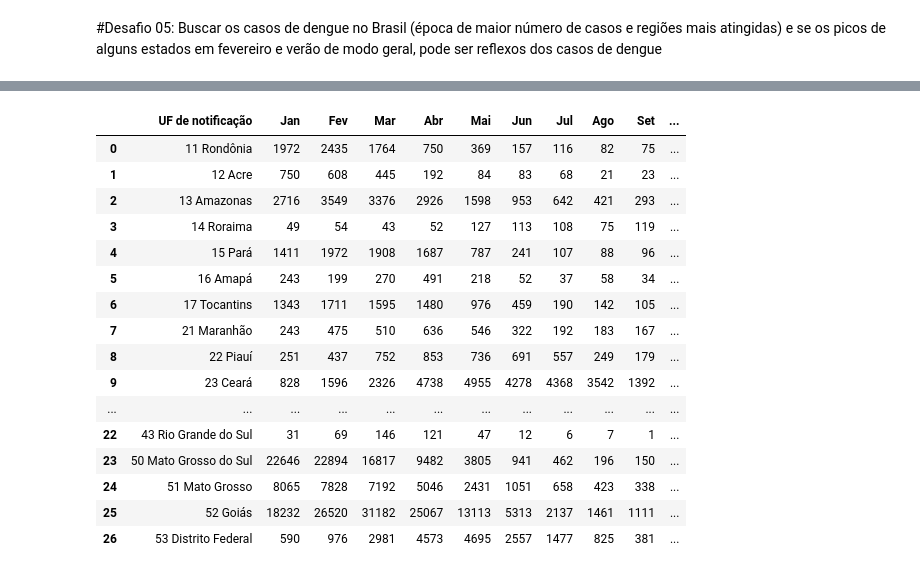
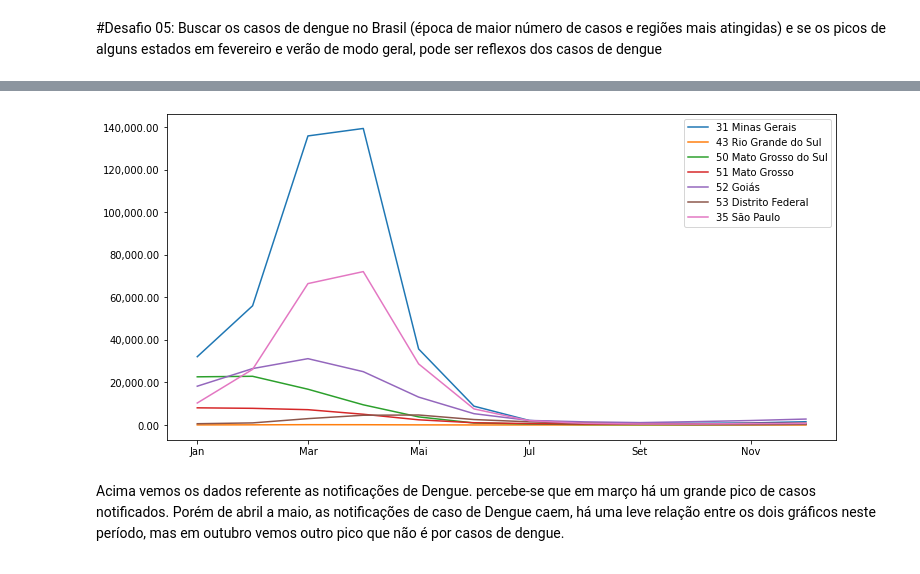
Before and after one commit to laugustovieira/BootCamp---Data-Science, a Jupyter notebook: Desafios_Modulo1_Aula3.ipynb, the cells around one changed output, grey strips where cells are left out. Drawn from its saved outputs; the diff is of its cells as text; code cells hidden in the pictures.

```diff
--- a/Desafios_Modulo1_Aula3.ipynb
+++ b/Desafios_Modulo1_Aula3.ipynb
@@ -123,6 +123,18 @@ dados = pd.read_csv("/content/drive/MyDrive/Dados_BootCamp/A124715189_28_143_208
 colunas_usaveis = dados.mean().index.tolist()
 colunas_usaveis.insert(0,"UF de notificação")
 usaveis = dados[colunas_usaveis]
-usaveis.set_index("UF de notificação")
-usaveis.T
+usaveis = usaveis.drop("Total",axis=1)
+
+usaveis.set_index("UF de notificação",inplace=True)
+
+selecionados = ["31 Minas Gerais", "43 Rio Grande do Sul",
+                "50 Mato Grosso do Sul", "51 Mato Grosso",
+                "52 Goiás", "53 Distrito Federal", "35 São Paulo"]
+usaveis = usaveis.loc[selecionados]
+
+ax = usaveis.T.plot(figsize=(12,6))
+plt.legend(bbox_to_anchor=(1,1))
+
+sns.set_palette(sns.color_palette("tab10", 27))
+ax.yaxis.set_major_formatter(ticker.StrMethodFormatter("{x:,.2f}"))
 # %% [output]
@@ -144,20 +141,3 @@ usaveis.T
+[figure, added]
-# %%
-usaveis
-# %% [output]
-|  | UF de notificação | Jan | Fev | Mar | Abr | Mai | Jun | Jul | Ago | Set | ... |
-| 0 | 11 Rondônia | 1972 | 2435 | 1764 | 750 | 369 | 157 | 116 | 82 | 75 | ... |
-| 1 | 12 Acre | 750 | 608 | 445 | 192 | 84 | 83 | 68 | 21 | 23 | ... |
-| 2 | 13 Amazonas | 2716 | 3549 | 3376 | 2926 | 1598 | 953 | 642 | 421 | 293 | ... |
-| 3 | 14 Roraima | 49 | 54 | 43 | 52 | 127 | 113 | 108 | 75 | 119 | ... |
-| 4 | 15 Pará | 1411 | 1972 | 1908 | 1687 | 787 | 241 | 107 | 88 | 96 | ... |
-| 5 | 16 Amapá | 243 | 199 | 270 | 491 | 218 | 52 | 37 | 58 | 34 | ... |
-| 6 | 17 Tocantins | 1343 | 1711 | 1595 | 1480 | 976 | 459 | 190 | 142 | 105 | ... |
-| 7 | 21 Maranhão | 243 | 475 | 510 | 636 | 546 | 322 | 192 | 183 | 167 | ... |
-| 8 | 22 Piauí | 251 | 437 | 752 | 853 | 736 | 691 | 557 | 249 | 179 | ... |
-| 9 | 23 Ceará | 828 | 1596 | 2326 | 4738 | 4955 | 4278 | 4368 | 3542 | 1392 | ... |
-| ... | ... | ... | ... | ... | ... | ... | ... | ... | ... | ... | ... |
-| 22 | 43 Rio Grande do Sul | 31 | 69 | 146 | 121 | 47 | 12 | 6 | 7 | 1 | ... |
-| 23 | 50 Mato Grosso do Sul | 22646 | 22894 | 16817 | 9482 | 3805 | 941 | 462 | 196 | 150 | ... |
-| 24 | 51 Mato Grosso | 8065 | 7828 | 7192 | 5046 | 2431 | 1051 | 658 | 423 | 338 | ... |
-| 25 | 52 Goiás | 18232 | 26520 | 31182 | 25067 | 13113 | 5313 | 2137 | 1461 | 1111 | ... |
-| 26 | 53 Distrito Federal | 590 | 976 | 2981 | 4573 | 4695 | 2557 | 1477 | 825 | 381 | ... |
+# %% [markdown]
+Acima vemos os dados referente as notificações de Dengue. percebe-se que em março há um grande pico de casos notificados. Porém de abril a maio, as notificações de caso de Dengue caem, há uma leve relação entre os dois gráficos neste período, mas em outubro vemos outro pico que não é por casos de dengue.
```
Also changed, not shown: parts of 2 cells of this notebook.
